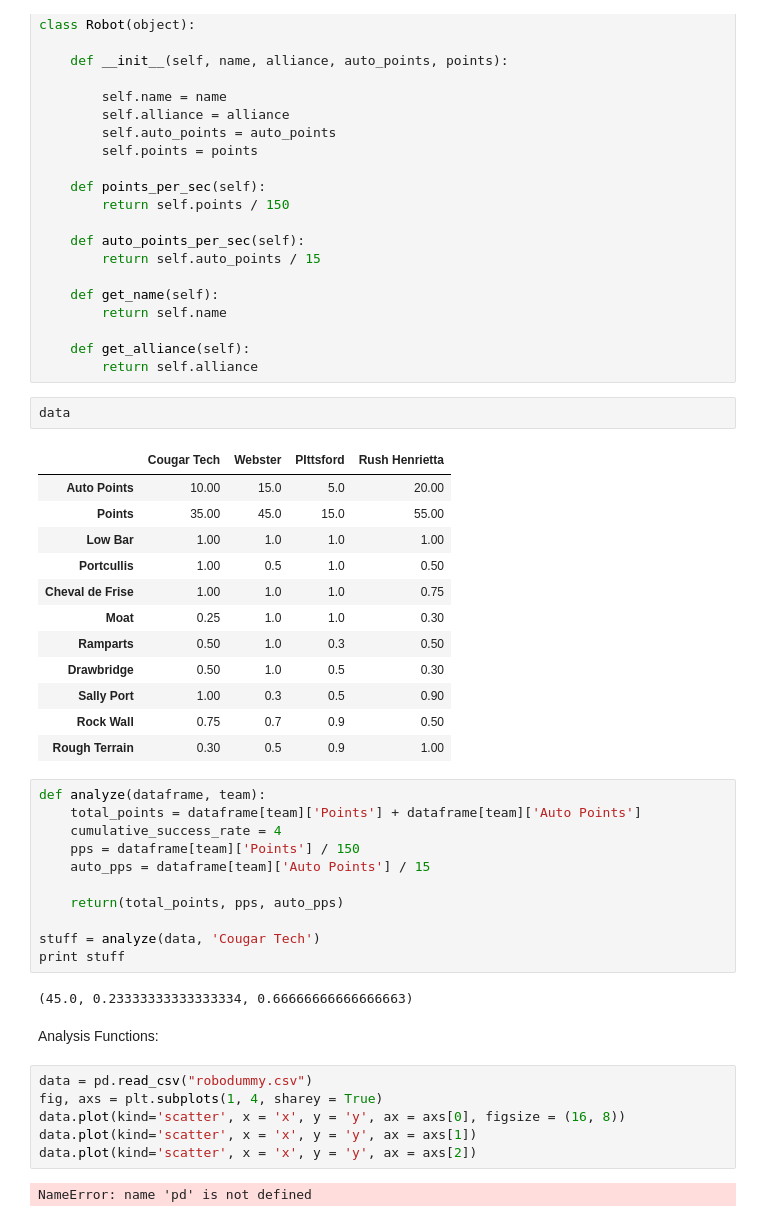
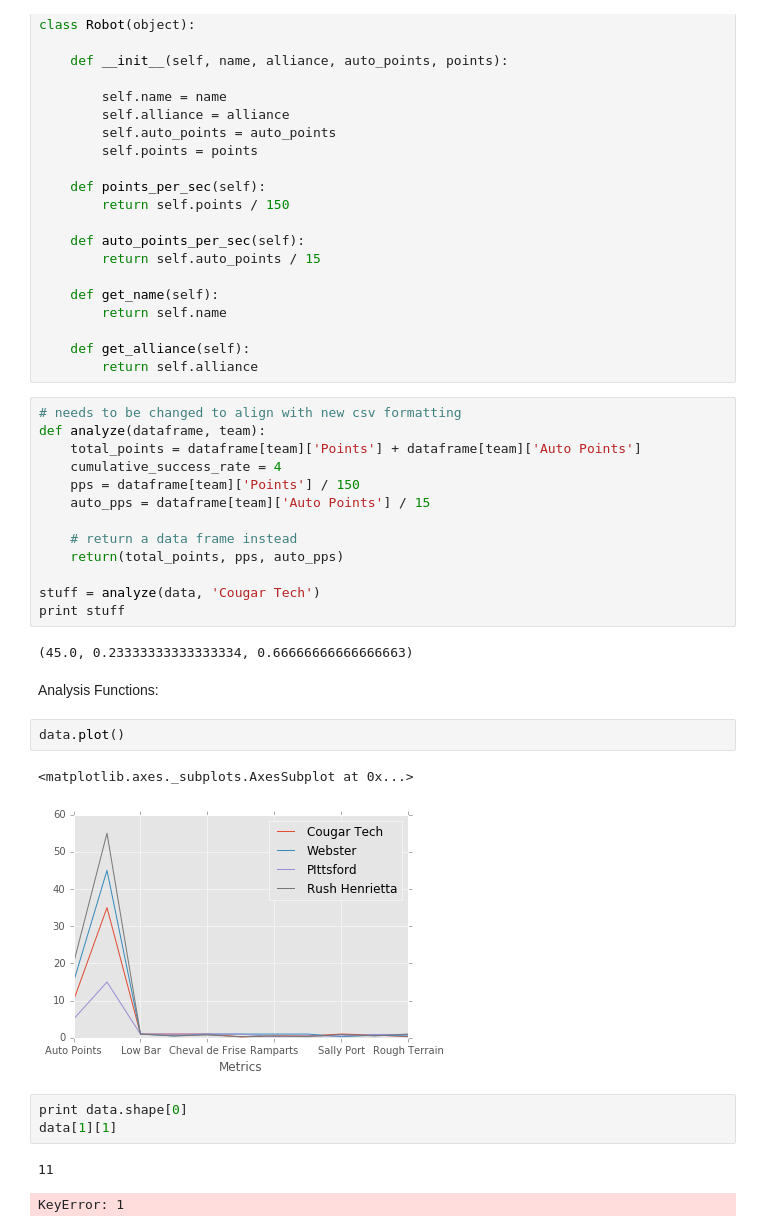
Before and after one commit to cougarTech2228/Scouting-2016, a Jupyter notebook: robocop.ipynb, the cells around one changed output. Saved outputs shown, nothing was run; the diff lists cells and outputs as text.

Commit message:
updated graphing and csv first column name

```diff
--- a/robocop.ipynb
+++ b/robocop.ipynb
@@ -48,28 +55,15 @@ class Robot(object):
 
 	def get_alliance(self):
 		return self.alliance
-# %%
-data
-# %% [output]
-|  | Cougar Tech | Webster | PIttsford | Rush Henrietta |
-| Auto Points | 10.00 | 15.0 | 5.0 | 20.00 |
-| Points | 35.00 | 45.0 | 15.0 | 55.00 |
-| Low Bar | 1.00 | 1.0 | 1.0 | 1.00 |
-| Portcullis | 1.00 | 0.5 | 1.0 | 0.50 |
-| Cheval de Frise | 1.00 | 1.0 | 1.0 | 0.75 |
-| Moat | 0.25 | 1.0 | 1.0 | 0.30 |
-| Ramparts | 0.50 | 1.0 | 0.3 | 0.50 |
-| Drawbridge | 0.50 | 1.0 | 0.5 | 0.30 |
-| Sally Port | 1.00 | 0.3 | 0.5 | 0.90 |
-| Rock Wall | 0.75 | 0.7 | 0.9 | 0.50 |
-| Rough Terrain | 0.30 | 0.5 | 0.9 | 1.00 |
 # %%
+# needs to be changed to align with new csv formatting
 def analyze(dataframe, team):
     total_points = dataframe[team]['Points'] + dataframe[team]['Auto Points']
     cumulative_success_rate = 4
     pps = dataframe[team]['Points'] / 150
     auto_pps = dataframe[team]['Auto Points'] / 15
 
+    # return a data frame instead
     return(total_points, pps, auto_pps)
 
 stuff = analyze(data, 'Cougar Tech')
@@ -78,11 +72,14 @@ print stuff
 (45.0, 0.23333333333333334, 0.66666666666666663)
 # %% [markdown]
 Analysis Functions:
-# %%
-data = pd.read_csv("robodummy.csv")
-fig, axs = plt.subplots(1, 4, sharey = True)
-data.plot(kind='scatter', x = 'x', y = 'y', ax = axs[0], figsize = (16, 8))
-data.plot(kind='scatter', x = 'x', y = 'y', ax = axs[1])
-data.plot(kind='scatter', x = 'x', y = 'y', ax = axs[2])
-# %% [output]
-NameError: name 'pd' is not defined
+# %%
+data.plot()
+# %% [output]
+<matplotlib.axes._subplots.AxesSubplot at 0x...>
+[figure, added]
+# %%
+print data.shape[0]
+data[1][1]
+# %% [output]
+11
+KeyError: 1
```
Also changed, not shown: parts of 4 cells of this notebook, 1 other file.
